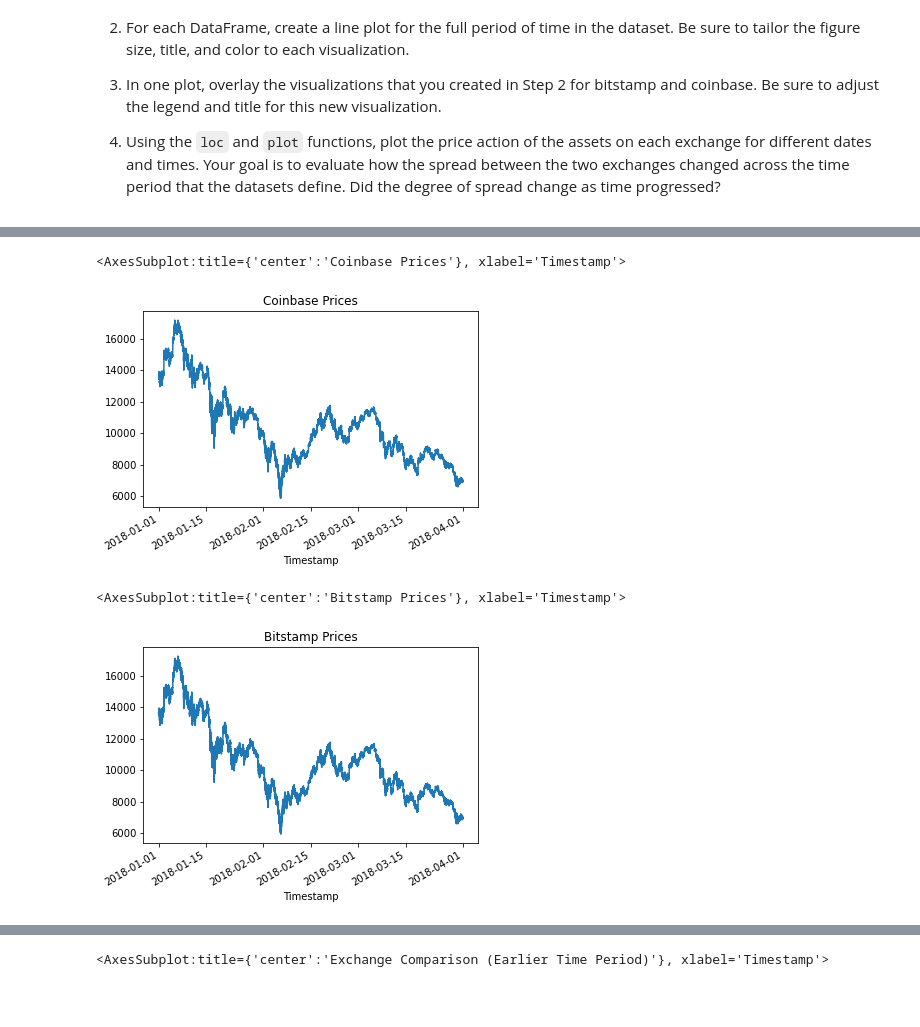
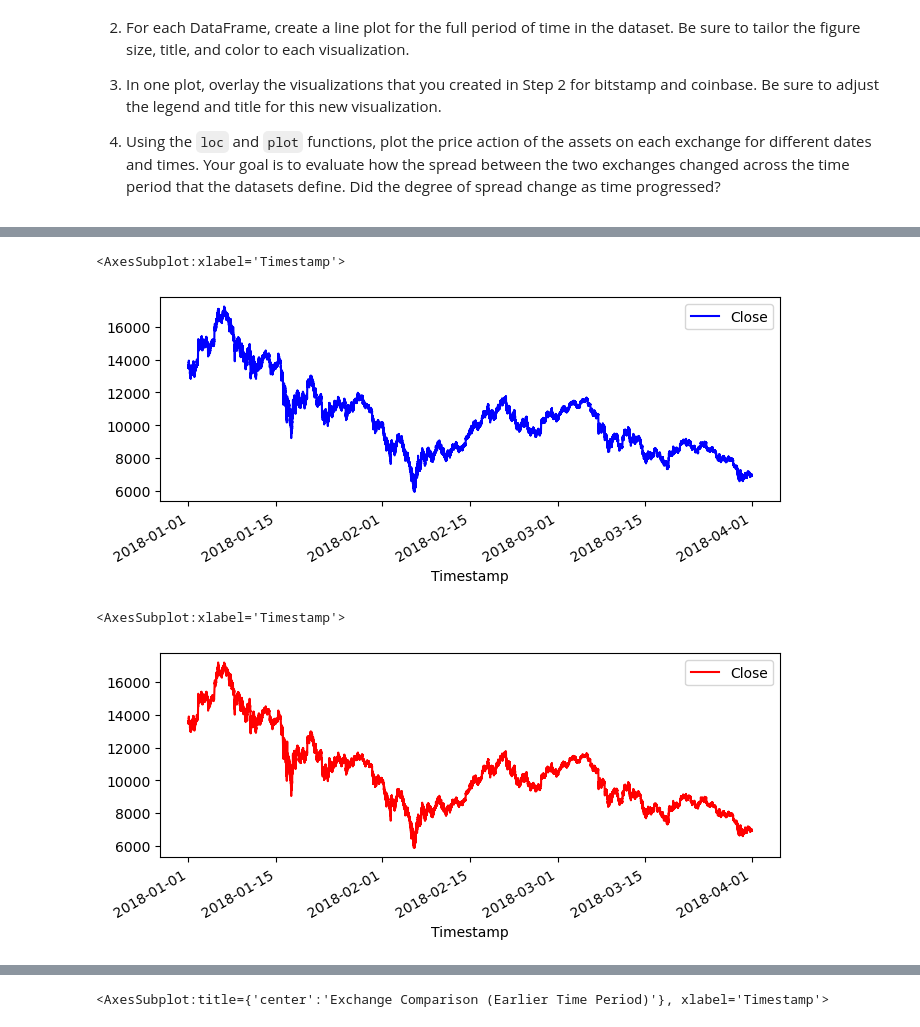
Before and after one commit to yv-i/Starter_Code, a Jupyter notebook: crypto_arbitrage.ipynb, the cells around one changed output, grey strips where cells are left out. Saved outputs shown, nothing was run; the diff lists cells and outputs as text; code cells hidden in the pictures; blank space fills up the shorter version.

Commit message:
added plots

```diff
--- a/crypto_arbitrage.ipynb
+++ b/crypto_arbitrage.ipynb
@@ -353,17 +341,19 @@ Sort through the time series data associated with the bitstamp and coinbase Data
 # %%
 # Create a line plot for the bitstamp DataFrame for the full length of time in the dataset
 # Be sure that the figure size, title, and color are tailored to each visualization
 # YOUR CODE HERE
+bitstamp_sliced.plot(figsize=(8,3), c='blue')
 # %% [output]
-<AxesSubplot:title={'center':'Coinbase Prices'}, xlabel='Timestamp'>
+<AxesSubplot:xlabel='Timestamp'>
-[figure, old version]
+[figure, new version]
 # %%
 # Create a line plot for the coinbase DataFrame for the full length of time in the dataset
 # Be sure that the figure size, title, and color are tailored to each visualization
 # YOUR CODE HERE
+coinbase_sliced.plot(figsize=(8,3), c='red')
 # %% [output]
-<AxesSubplot:title={'center':'Bitstamp Prices'}, xlabel='Timestamp'>
+<AxesSubplot:xlabel='Timestamp'>
-[figure, old version]
+[figure, new version]
 # %%
 # Overlay the visualizations for the bitstamp and coinbase DataFrames in one plot
 # The plot should visualize the prices over the full lenth of the dataset
```
Also changed, not shown: parts of 6 cells of this notebook.
